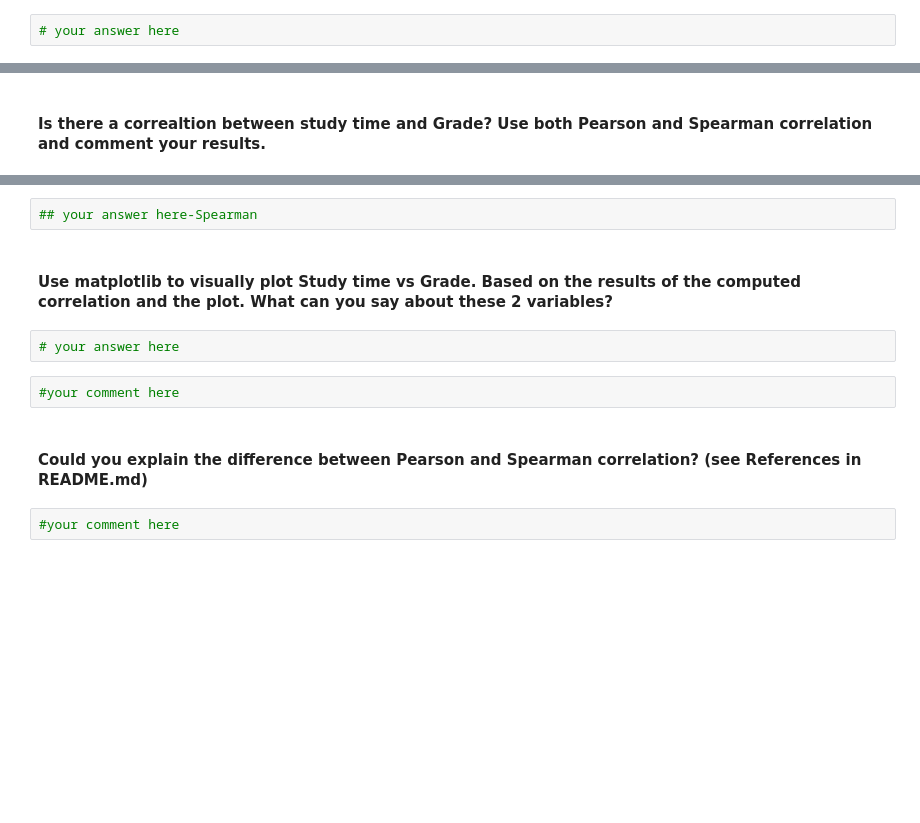
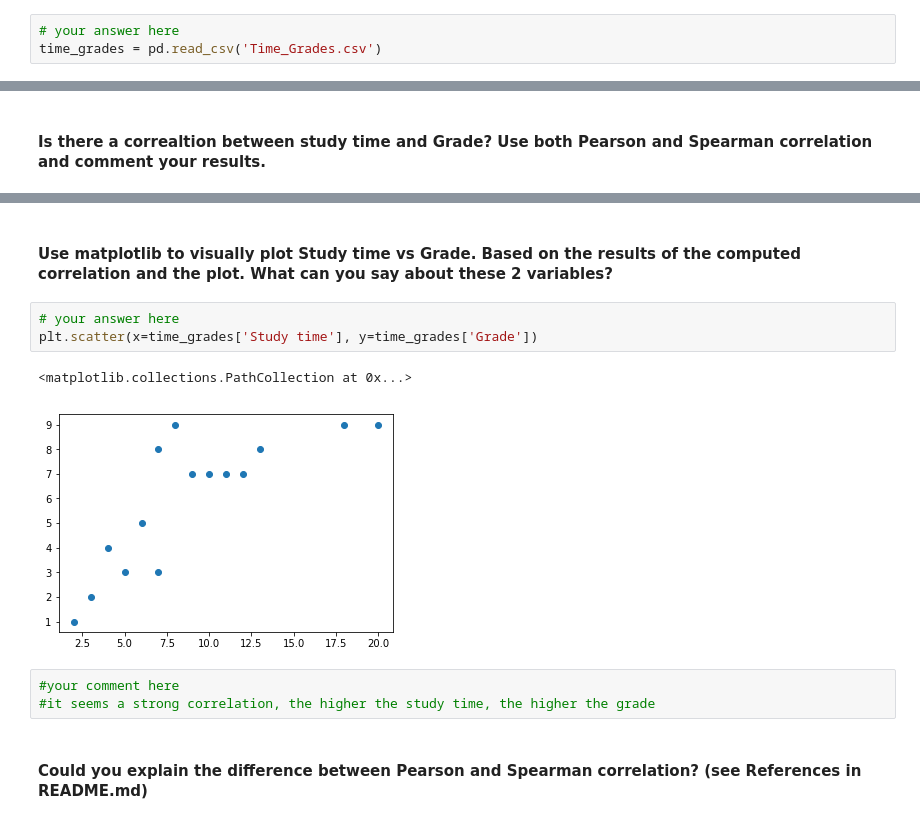
Before and after one commit to ta-data-par/data-labs, a Jupyter notebook: module-2/lab-pivot-table-and-correlation/your_code/main.ipynb, the cells around one changed output, grey strips where cells are left out. Saved outputs shown, nothing was run; the diff lists cells and outputs as text; blank space fills up the shorter version.

```diff
--- a/module-2/lab-pivot-table-and-correlation/your_code/main.ipynb
+++ b/module-2/lab-pivot-table-and-correlation/your_code/main.ipynb
@@ -330,5 +357,6 @@ column= ['Calorie burned', 'Steps','Floors','Minutes Sedentary','Minutes Very Ac
 #### Open the `Time_Grades.csv` file and name your dataset `time_grades`
 # %%
 # your answer here
+time_grades = pd.read_csv('Time_Grades.csv')
 # %%
 #Print time_grades
@@ -343,12 +403,13 @@ column= ['Calorie burned', 'Steps','Floors','Minutes Sedentary','Minutes Very Ac
-# %%
-## your answer here-Spearman
 # %% [markdown]
 #### Use matplotlib to visually plot Study time vs Grade. Based on the results of the computed correlation and the plot. What can you say about these 2 variables?
 # %%
 # your answer here
+plt.scatter(x=time_grades['Study time'], y=time_grades['Grade'])
+# %% [output]
+<matplotlib.collections.PathCollection at 0x...>
+[figure, added]
-# %%
-#your comment here
+# %%
+#your comment here
+#it seems a strong correlation, the higher the study time, the higher the grade
 # %% [markdown]
 #### Could you explain the difference between Pearson and Spearman correlation? (see References in README.md)
-# %%
-#your comment here
```
Also changed, not shown: parts of 19 cells of this notebook, 8 other files.
